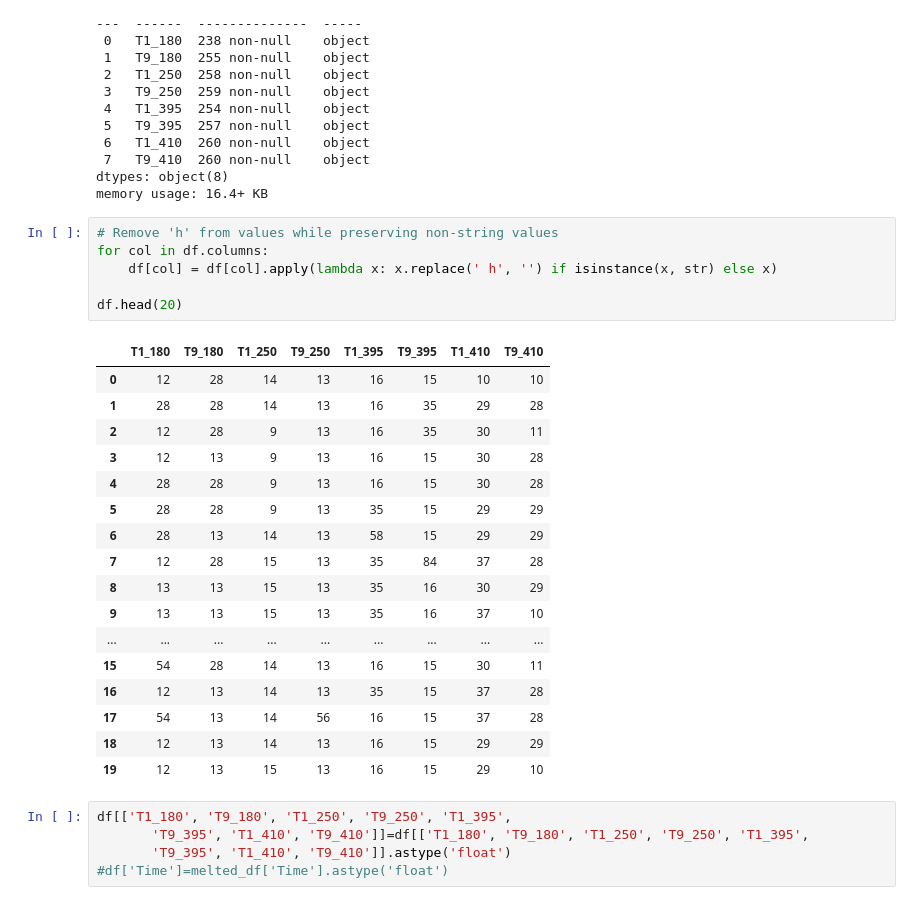
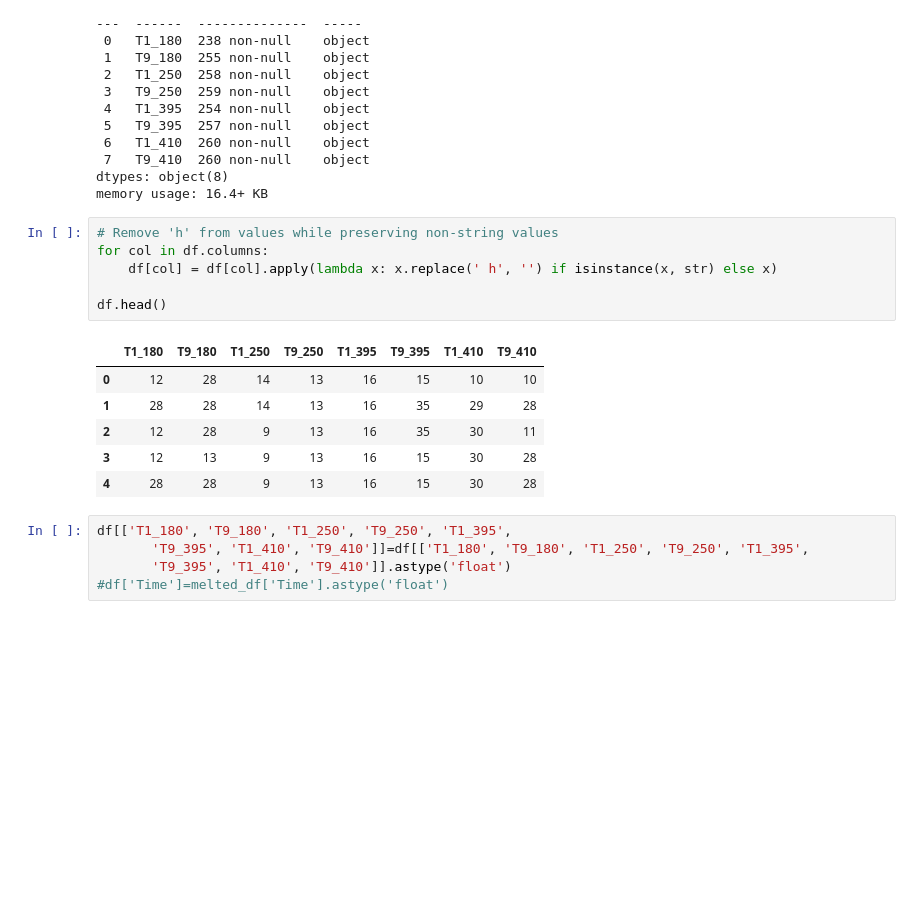
Before and after one commit to andreapy/Quinua, a Jupyter notebook: Germina.ipynb, the cells around one changed output. Drawn from its saved outputs; the diff is of its cells as text; blank space fills up the shorter version.

```diff
--- a/Germina.ipynb
+++ b/Germina.ipynb
@@ -28,27 +34,16 @@ memory usage: 16.4+ KB
 # %%
 # Remove 'h' from values while preserving non-string values
 for col in df.columns:
     df[col] = df[col].apply(lambda x: x.replace(' h', '') if isinstance(x, str) else x)
 
-df.head(20)
+df.head()
 # %% [output]
 |  | T1_180 | T9_180 | T1_250 | T9_250 | T1_395 | T9_395 | T1_410 | T9_410 |
 | 0 | 12 | 28 | 14 | 13 | 16 | 15 | 10 | 10 |
 | 1 | 28 | 28 | 14 | 13 | 16 | 35 | 29 | 28 |
 | 2 | 12 | 28 | 9 | 13 | 16 | 35 | 30 | 11 |
 | 3 | 12 | 13 | 9 | 13 | 16 | 15 | 30 | 28 |
 | 4 | 28 | 28 | 9 | 13 | 16 | 15 | 30 | 28 |
-| 5 | 28 | 28 | 9 | 13 | 35 | 15 | 29 | 29 |
-| 6 | 28 | 13 | 14 | 13 | 58 | 15 | 29 | 29 |
-| 7 | 12 | 28 | 15 | 13 | 35 | 84 | 37 | 28 |
-| 8 | 13 | 13 | 15 | 13 | 35 | 16 | 30 | 29 |
-| 9 | 13 | 13 | 15 | 13 | 35 | 16 | 37 | 10 |
-| ... | ... | ... | ... | ... | ... | ... | ... | ... |
-| 15 | 54 | 28 | 14 | 13 | 16 | 15 | 30 | 11 |
-| 16 | 12 | 13 | 14 | 13 | 35 | 15 | 37 | 28 |
-| 17 | 54 | 13 | 14 | 56 | 16 | 15 | 37 | 28 |
-| 18 | 12 | 13 | 14 | 13 | 16 | 15 | 29 | 29 |
-| 19 | 12 | 13 | 15 | 13 | 16 | 15 | 29 | 10 |
 # %%
 df[['T1_180', 'T9_180', 'T1_250', 'T9_250', 'T1_395',
        'T9_395', 'T1_410', 'T9_410']]=df[['T1_180', 'T9_180', 'T1_250', 'T9_250', 'T1_395',
```
Also changed, not shown: parts of 27 cells of this notebook.
